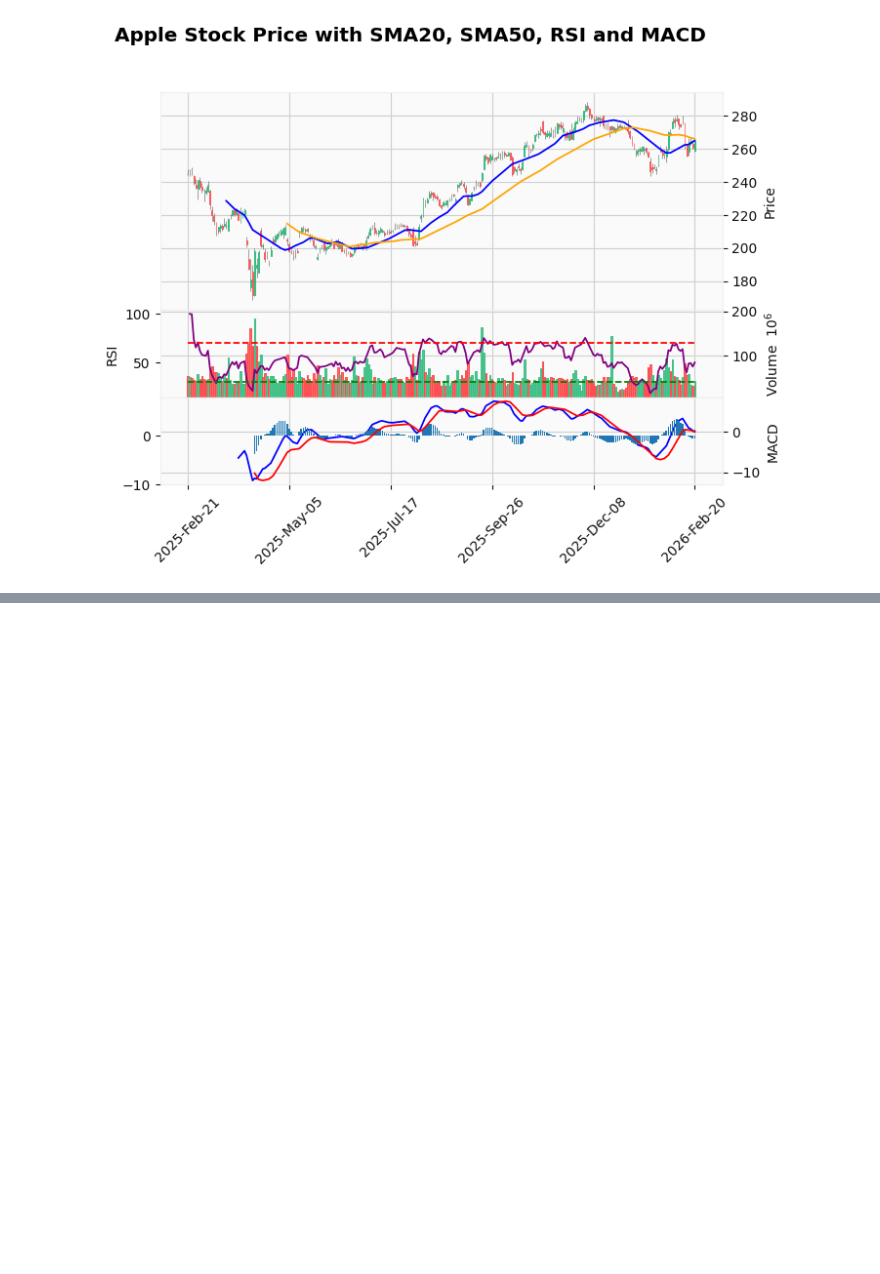
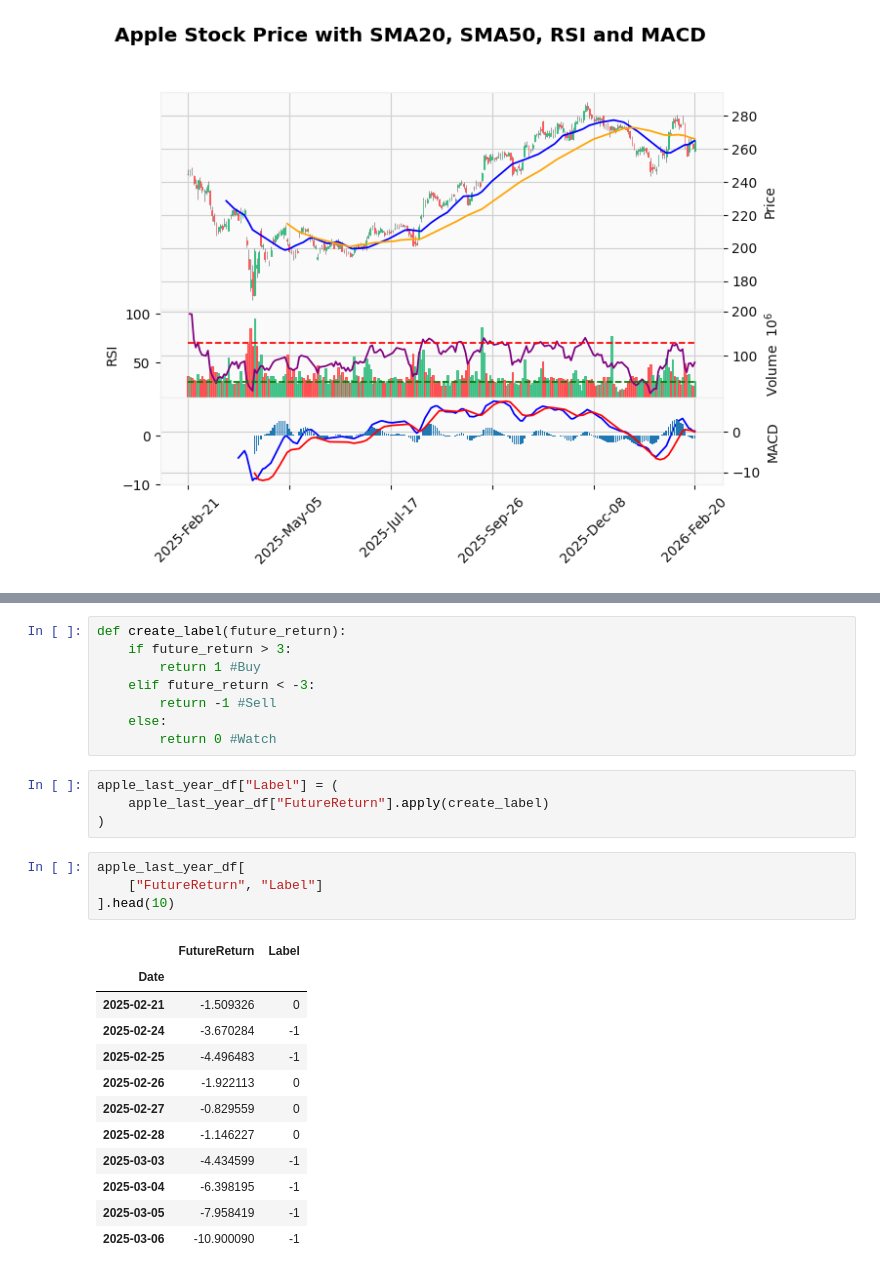
Before and after one commit to alaricbat/FinancialApp, a Jupyter notebook: AA002FinancialAI/ai-module/svm/svm_kernel.ipynb, the cells around one changed output, grey strips where cells are left out. Saved outputs shown, nothing was run; the diff lists cells and outputs as text; blank space fills up the shorter version.

```diff
--- a/AA002FinancialAI/ai-module/svm/svm_kernel.ipynb
+++ b/AA002FinancialAI/ai-module/svm/svm_kernel.ipynb
@@ -414,0 +385,29 @@ plt.show()
+# %%
+def create_label(future_return):
+    if future_return > 3:
+        return 1 #Buy
+    elif future_return < -3:
+        return -1 #Sell
+    else:
+        return 0 #Watch
+# %%
+apple_last_year_df["Label"] = (
+    apple_last_year_df["FutureReturn"].apply(create_label)
+)
+# %%
+apple_last_year_df[
+    ["FutureReturn", "Label"]
+].head(10)
+# %% [output]
+|  | FutureReturn | Label |
+| Date |  |  |
+| 2025-02-21 | -1.509326 | 0 |
+| 2025-02-24 | -3.670284 | -1 |
+| 2025-02-25 | -4.496483 | -1 |
+| 2025-02-26 | -1.922113 | 0 |
+| 2025-02-27 | -0.829559 | 0 |
+| 2025-02-28 | -1.146227 | 0 |
+| 2025-03-03 | -4.434599 | -1 |
+| 2025-03-04 | -6.398195 | -1 |
+| 2025-03-05 | -7.958419 | -1 |
+| 2025-03-06 | -10.900090 | -1 |
```
Also changed, not shown: parts of 14 cells of this notebook.
